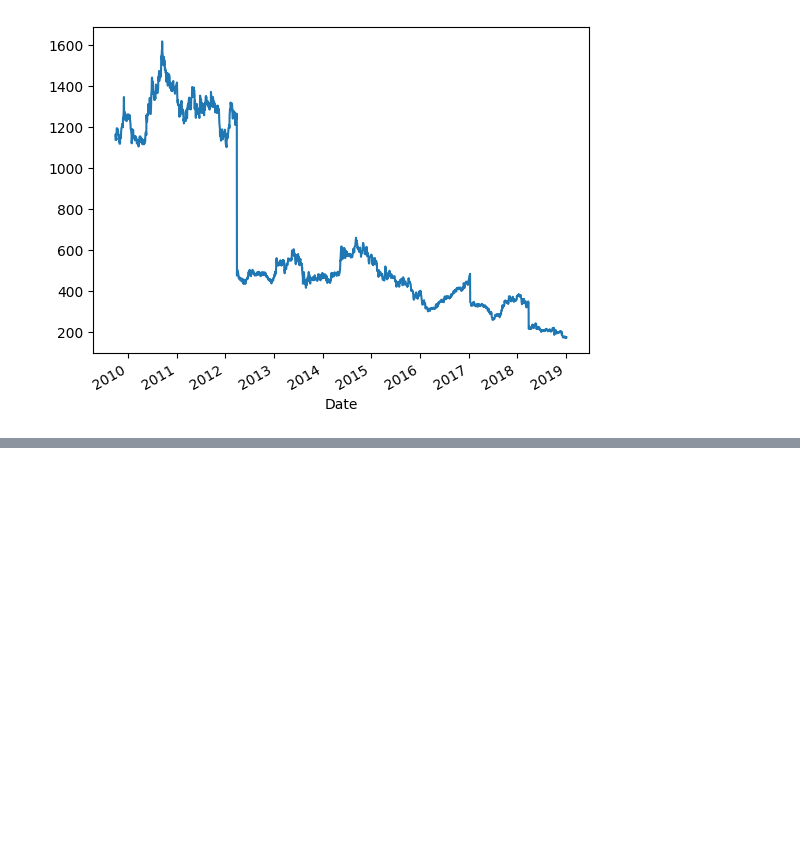
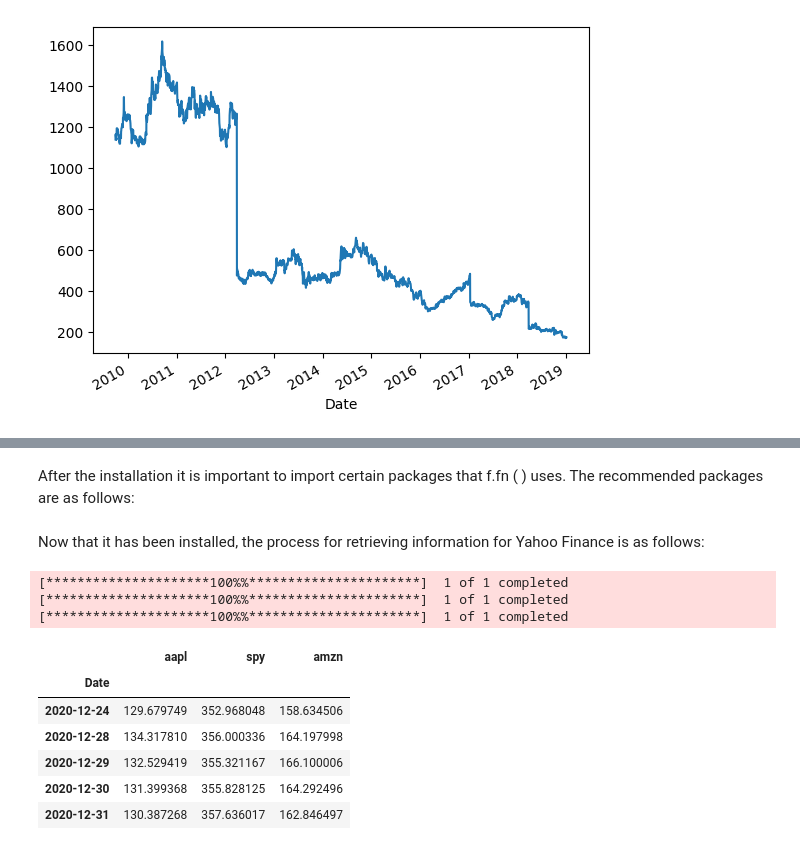
Before and after one commit to AvatarGaming/Python, a Jupyter notebook: Applied Quantitative Finance Using Python for Financial Analysis/SCRIPT02 - Using Stock Market Data in Python.ipynb, the cells around one changed output, grey strips where cells are left out. Drawn from its saved outputs; the diff is of its cells as text; code cells hidden in the pictures; blank space fills up the shorter version.

```diff
--- a/Applied Quantitative Finance Using Python for Financial Analysis/SCRIPT07 - Using Python With quandl API.ipynb
+++ b/Applied Quantitative Finance Using Python for Financial Analysis/SCRIPT02 - Using Stock Market Data in Python.ipynb
@@ -42,0 +177,2 @@ Date
+# %% [markdown]
+After the installation it is important to import certain packages that f.fn ( ) uses. The recommended packages are as follows:
@@ -42,0 +185,16 @@ Date
+# %% [markdown]
+Now that it has been installed, the process for retrieving information for Yahoo Finance is as follows:
+# %%
+stocks = ffn.get('aapl, spy, amzn', start='2019-1-1', end = '2021-1-1')
+stocks.tail()
+# %% [output]
+[*********************100%%**********************]  1 of 1 completed
+[*********************100%%**********************]  1 of 1 completed
+[*********************100%%**********************]  1 of 1 completed
+|  | aapl | spy | amzn |
+| Date |  |  |  |
+| 2020-12-24 | 129.679749 | 352.968048 | 158.634506 |
+| 2020-12-28 | 134.317810 | 356.000336 | 164.197998 |
+| 2020-12-29 | 132.529419 | 355.321167 | 166.100006 |
+| 2020-12-30 | 131.399368 | 355.828125 | 164.292496 |
+| 2020-12-31 | 130.387268 | 357.636017 | 162.846497 |
```
Also changed, not shown: parts of 17 cells of this notebook, 15 other files.
